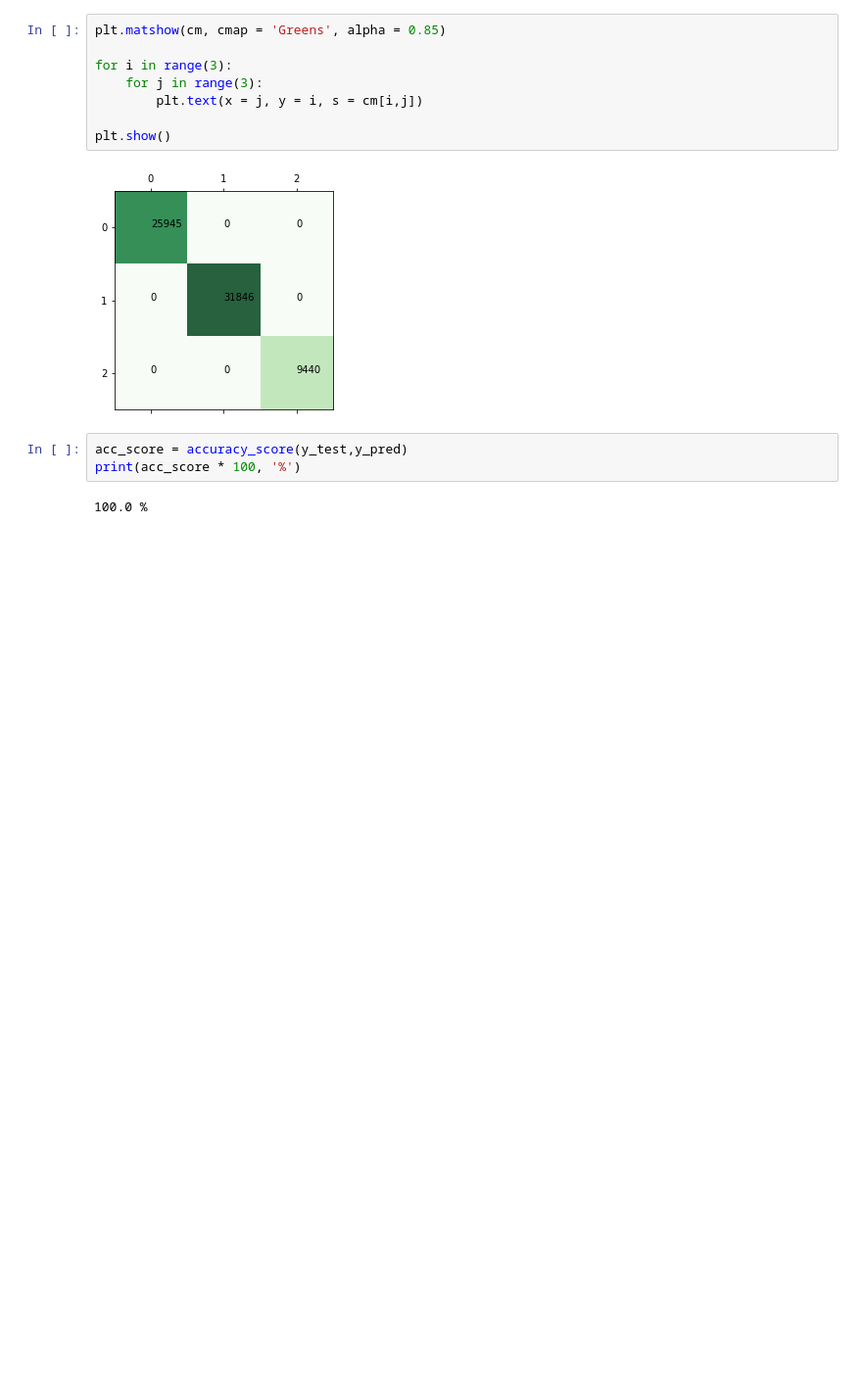
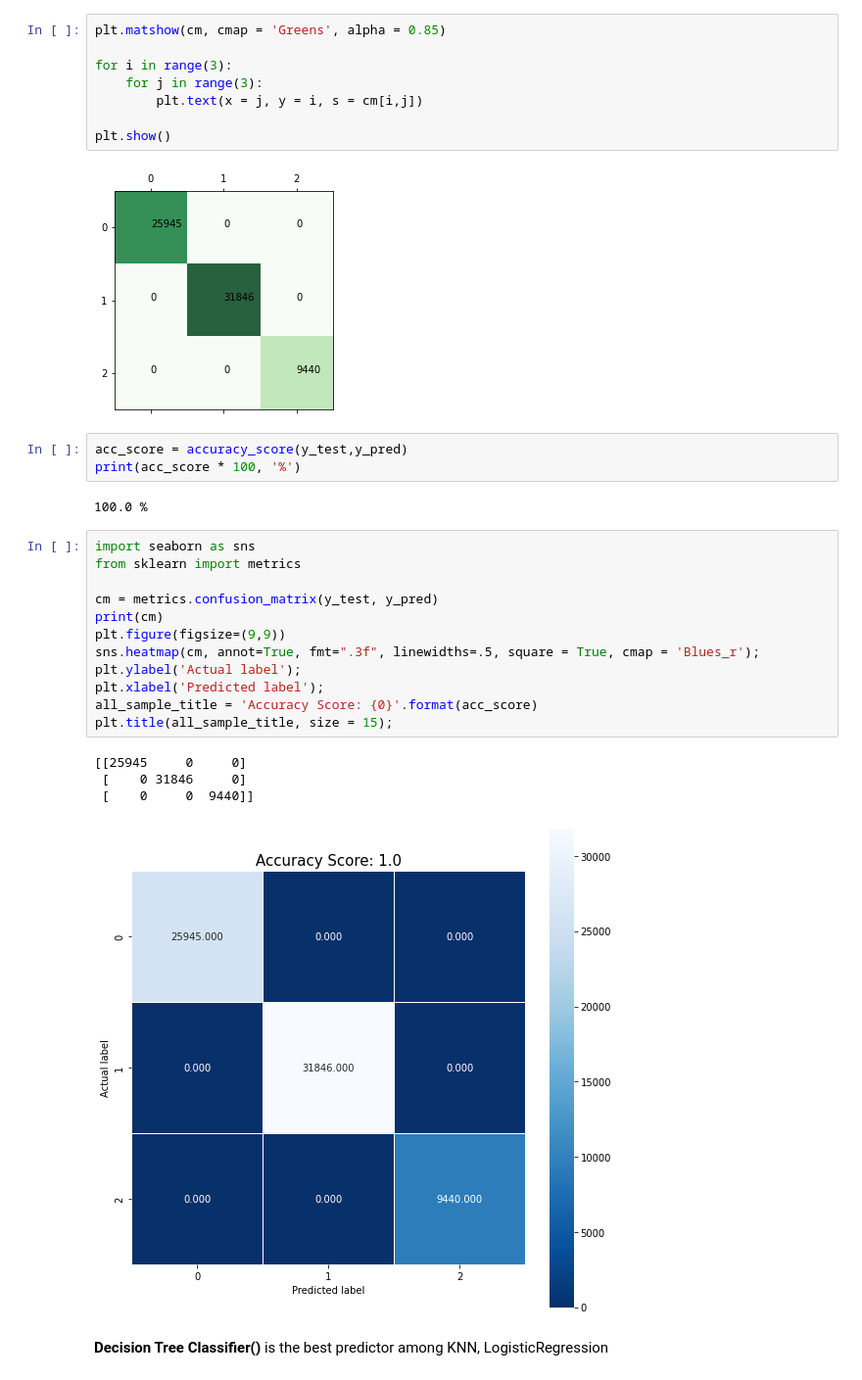
Before and after one commit to ukeshbhaal/Final-project-Customer-conversion, a Jupyter notebook: Stack_Exchange.ipynb, the cells around one changed output. Shown at 98% size. Cells and saved outputs as stored; diff of their text form; blank space fills up the shorter version.

```diff
--- a/Stack_Exchange.ipynb
+++ b/Stack_Exchange.ipynb
@@ -316,3 +328,22 @@ acc_score = accuracy_score(y_test,y_pred)
 print(acc_score * 100, '%')
 # %% [output]
 100.0 %
+# %%
+import seaborn as sns
+from sklearn import metrics
+
+cm = metrics.confusion_matrix(y_test, y_pred)
+print(cm)
+plt.figure(figsize=(9,9))
+sns.heatmap(cm, annot=True, fmt=".3f", linewidths=.5, square = True, cmap = 'Blues_r');
+plt.ylabel('Actual label');
+plt.xlabel('Predicted label');
+all_sample_title = 'Accuracy Score: {0}'.format(acc_score)
+plt.title(all_sample_title, size = 15);
+# %% [output]
+[[25945     0     0]
+ [    0 31846     0]
+ [    0     0  9440]]
+[figure, added]
+# %% [markdown]
+**Decision Tree Classifier()** is the best predictor among KNN, LogisticRegression
```
Also changed, not shown: parts of 2 cells of this notebook.
